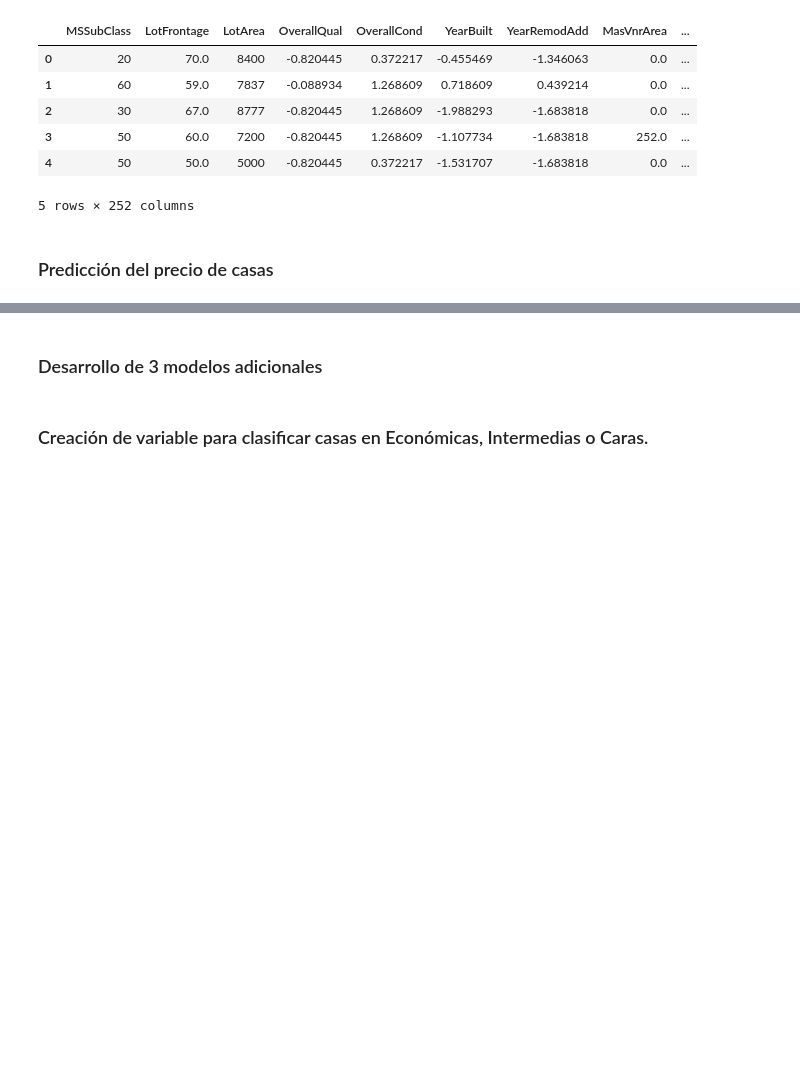
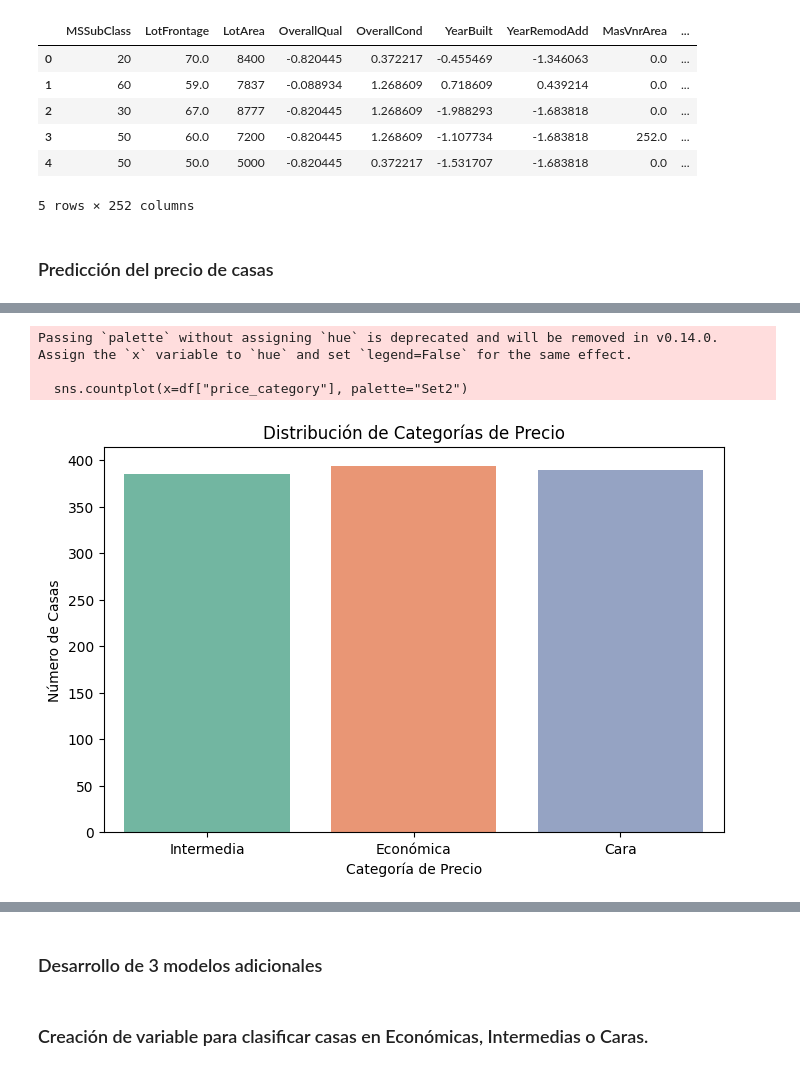
Before and after one commit to tsc221645/CC_3074_Proyecto_2, a Jupyter notebook: secondary_analysis.ipynb, the cells around one changed output, grey strips where cells are left out. Saved outputs shown, nothing was run; the diff lists cells and outputs as text; code cells hidden in the pictures; blank space fills up the shorter version.

Commit message:
Segmentación de precios y categorización de casa

```diff
--- a/secondary_analysis.ipynb
+++ b/secondary_analysis.ipynb
@@ -37,0 +54,28 @@ El resultado obtenido muestra que ....
+# %%
+# 2️ Definir los umbrales de clasificación
+q1 = df["SalePrice"].quantile(0.33)  # Percentil 33%
+q2 = df["SalePrice"].quantile(0.66)  # Percentil 66%
+
+# 3️ Crear la nueva variable categórica `price_category`
+def categorize_price(price):
+    if price <= q1:
+        return "Económica"
+    elif price <= q2:
+        return "Intermedia"
+    else:
+        return "Cara"
+
+df["price_category"] = df["SalePrice"].apply(categorize_price)
+
+# 4️ Visualizar la segmentación
+plt.figure(figsize=(8, 5))
+sns.countplot(x=df["price_category"], palette="Set2")
+plt.title("Distribución de Categorías de Precio")
+plt.xlabel("Categoría de Precio")
+plt.ylabel("Número de Casas")
+plt.show()
+# %% [output]
+Passing `palette` without assigning `hue` is deprecated and will be removed in v0.14.0. Assign the `x` variable to `hue` and set `legend=False` for the same effect.
+
+  sns.countplot(x=df["price_category"], palette="Set2")
+[figure, added]
```
Also changed, not shown: parts of 7 cells of this notebook.
